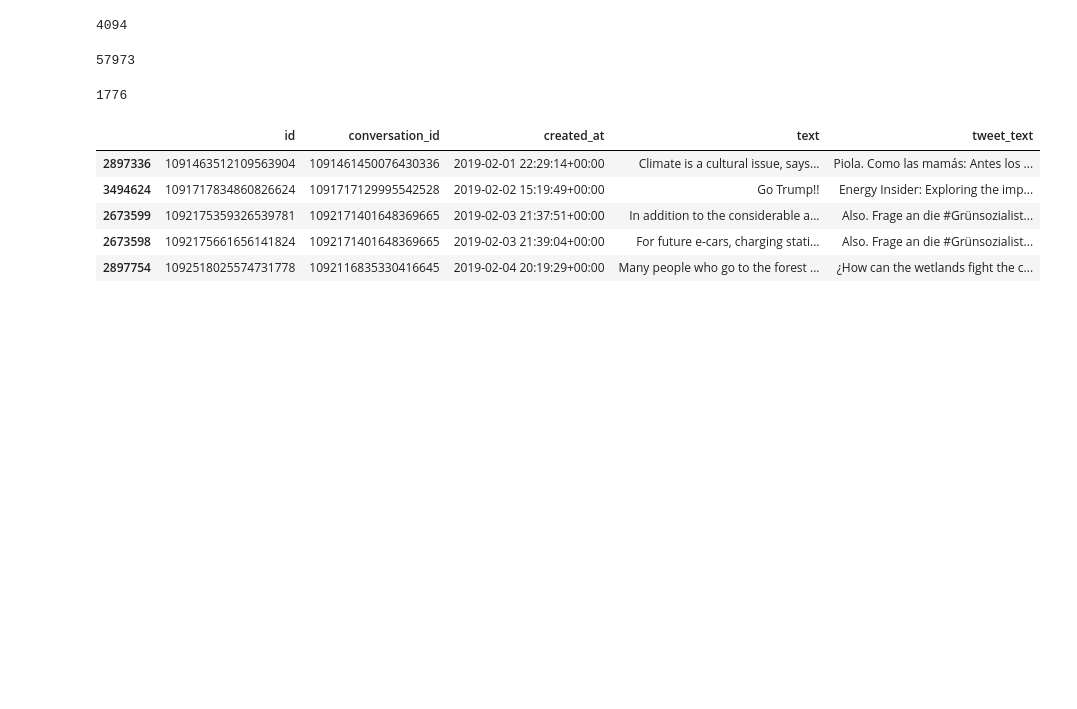
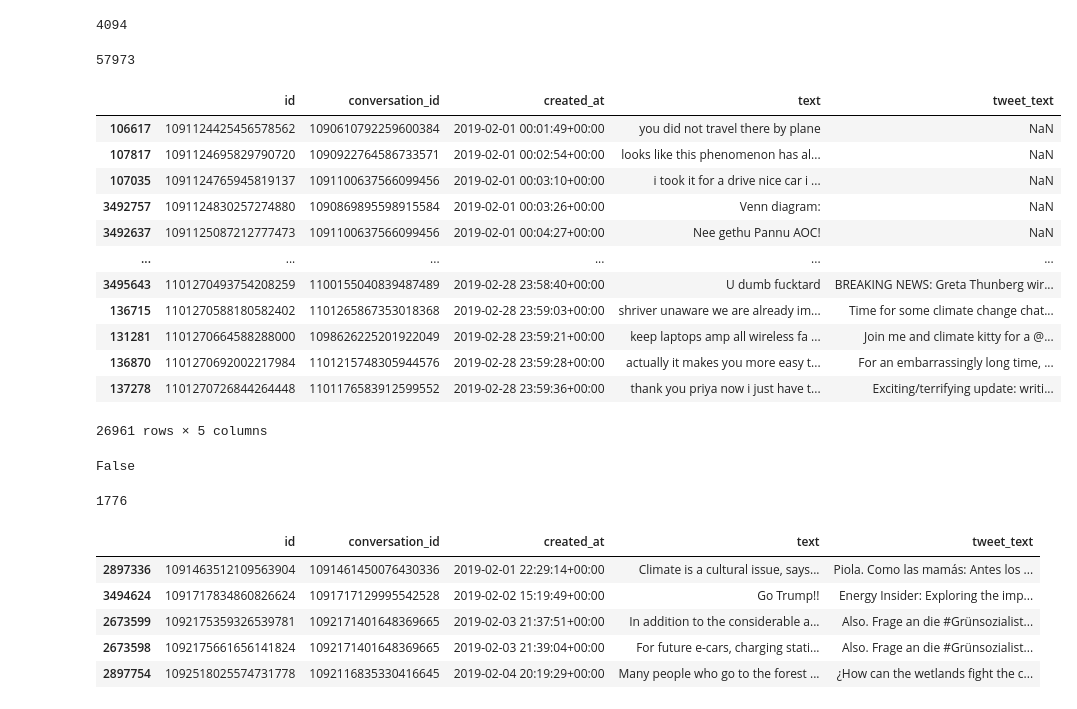
Before and after one commit to tyagiprnv/masterthesis, a Jupyter notebook: src/data_preprocessing.ipynb, the cells around one changed output. Drawn from its saved outputs; the diff is of its cells as text; code cells hidden in the pictures; blank space fills up the shorter version.

```diff
--- a/src/data_preprocessing.ipynb
+++ b/src/data_preprocessing.ipynb
@@ -92,10 +93,13 @@ def extract_tweet_id(filename):
 # %%
 tweet_texts = {}
 tweets_directory = '/work/ptyagi/ClimateVisions/Tweet_Text/2019/02_February'
+extracted_tweet_ids = []
 
 for filename in os.listdir(tweets_directory):
     tweet_id = extract_tweet_id(filename)
+
     if tweet_id:
+        extracted_tweet_ids.append(int(tweet_id))
         file_path = os.path.join(tweets_directory, filename)
         if os.path.exists(file_path):
             with open(file_path, 'r') as file:
@@ -108,6 +112,26 @@ len(tweet_texts)
 tweet_replies_feb_2019 = replies_feb_2019.copy()
 # %%
 tweet_replies_feb_2019['tweet_text'] = replies_feb_2019['conversation_id'].map(tweet_texts)
+# %%
+tweet_replies_feb_2019
+# %% [output]
+|  | id | conversation_id | created_at | text | tweet_text |
+| 106617 | 1091124425456578562 | 1090610792259600384 | 2019-02-01 00:01:49+00:00 | you did not travel there by plane | NaN |
+| 107817 | 1091124695829790720 | 1090922764586733571 | 2019-02-01 00:02:54+00:00 | looks like this phenomenon has al... | NaN |
+| 107035 | 1091124765945819137 | 1091100637566099456 | 2019-02-01 00:03:10+00:00 | i took it for a drive nice car i ... | NaN |
+| 3492757 | 1091124830257274880 | 1090869895598915584 | 2019-02-01 00:03:26+00:00 | Venn diagram: | NaN |
+| 3492637 | 1091125087212777473 | 1091100637566099456 | 2019-02-01 00:04:27+00:00 | Nee gethu Pannu AOC! | NaN |
+| ... | ... | ... | ... | ... | ... |
+| 3495643 | 1101270493754208259 | 1100155040839487489 | 2019-02-28 23:58:40+00:00 | U dumb fucktard | BREAKING NEWS: Greta Thunberg wir... |
+| 136715 | 1101270588180582402 | 1101265867353018368 | 2019-02-28 23:59:03+00:00 | shriver unaware we are already im... | Time for some climate change chat... |
+| 131281 | 1101270664588288000 | 1098626225201922049 | 2019-02-28 23:59:21+00:00 | keep laptops amp all wireless fa ... | Join me and climate kitty for a @... |
+| 136870 | 1101270692002217984 | 1101215748305944576 | 2019-02-28 23:59:28+00:00 | actually it makes you more easy t... | For an embarrassingly long time, ... |
+| 137278 | 1101270726844264448 | 1101176583912599552 | 2019-02-28 23:59:36+00:00 | thank you priya now i just have t... | Exciting/terrifying update: writi... |
+26961 rows × 5 columns
+# %%
+1090610792259600384 in extracted_tweet_ids
+# %% [output]
+False
 # %%
 tweet_replies_feb_2019.dropna(subset='tweet_text', inplace=True)
 # %%
```
Also changed, not shown: parts of 19 cells of this notebook, 2 other files.
